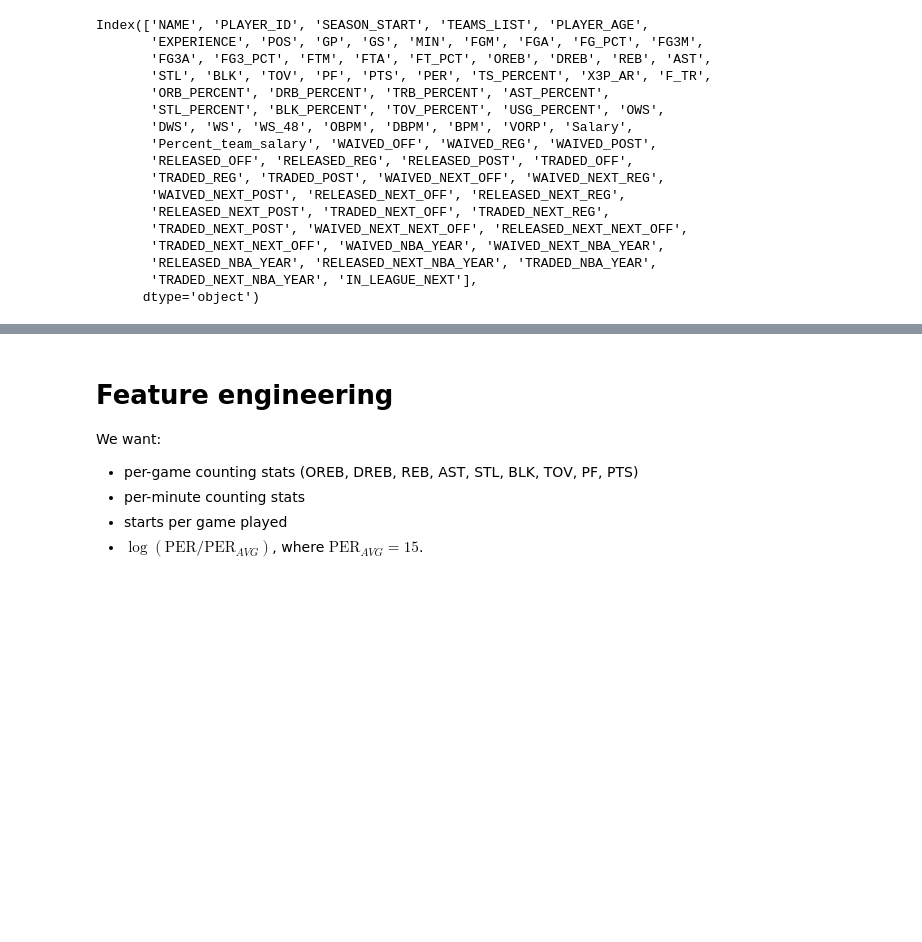
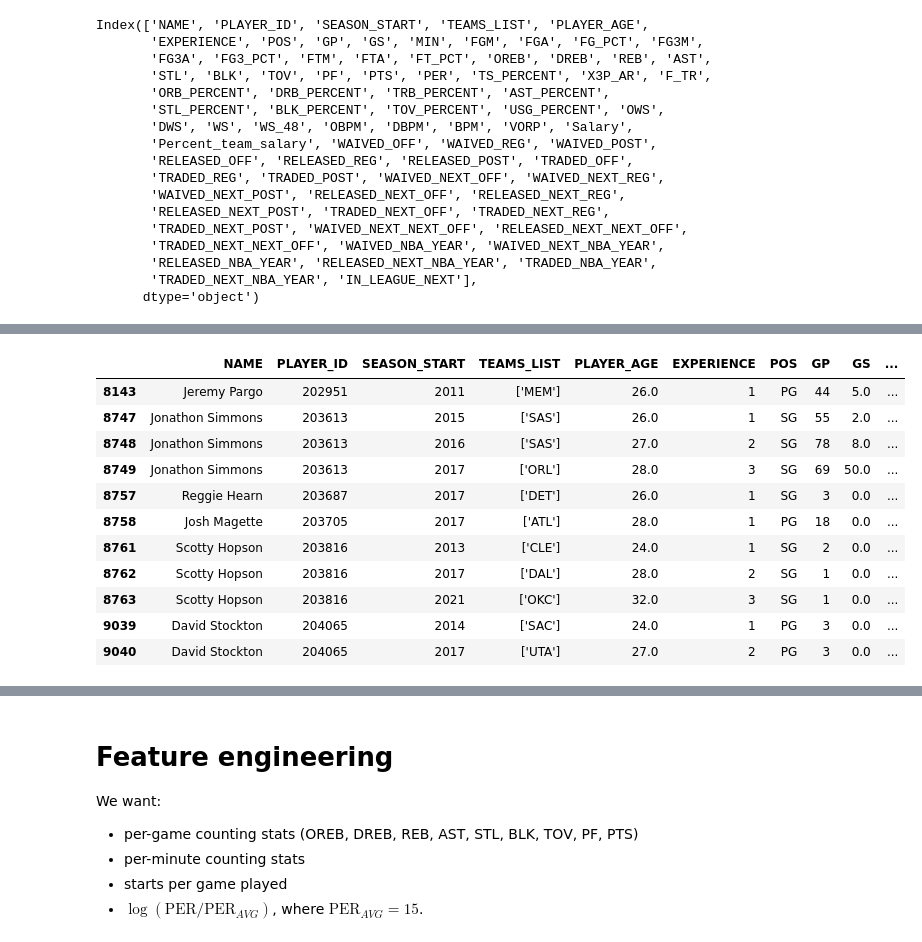
Before and after one commit to NBA-player-transactions/predicting_nba_player_retention, a Jupyter notebook: in_league_w_common.ipynb, the cells around one changed output, grey strips where cells are left out. Drawn from its saved outputs; the diff is of its cells as text; code cells hidden in the pictures; blank space fills up the shorter version.

```diff
--- a/in_league_w_common.ipynb
+++ b/in_league_w_common.ipynb
@@ -58 +66,4 @@ df_merged = pd.merge(df, df_com_reduced, on=["PLAYER_ID"], how="left")
+# %%
+#NOTE: for now, drop NAN rows
+df_merged.dropna(inplace=True)
 # %%
@@ -62,0 +78,12 @@ df_merged.sample(1)
+# %%
+#convert heights to inches
+def height_in_inches(x):
+    ft, inches = x.HEIGHT.split("-") #will give a list with two entries [FEET, INCHES]
+
+    return int(ft)*12 + int(inches)
+# %%
+df_merged["HEIGHT_INCHES"] = df_merged.apply(height_in_inches, axis=1)
+# %%
+#get GREATEST_75_FLAG as a binary row
+df_merged["GREATEST_75"] = 0
+df_merged.loc[df_merged.GREATEST_75_FLAG=="Y", "GREATEST_75"] = 1
@@ -62,0 +102,16 @@ df_merged.sample(1)
+# %%
+#these guys were actually all just undrafted
+df_merged.loc[df_merged.OVERALL_PICK=='0']
+# %% [output]
+|  | NAME | PLAYER_ID | SEASON_START | TEAMS_LIST | PLAYER_AGE | EXPERIENCE | POS | GP | GS | ... |
+| 8143 | Jeremy Pargo | 202951 | 2011 | ['MEM'] | 26.0 | 1 | PG | 44 | 5.0 | ... |
+| 8747 | Jonathon Simmons | 203613 | 2015 | ['SAS'] | 26.0 | 1 | SG | 55 | 2.0 | ... |
+| 8748 | Jonathon Simmons | 203613 | 2016 | ['SAS'] | 27.0 | 2 | SG | 78 | 8.0 | ... |
+| 8749 | Jonathon Simmons | 203613 | 2017 | ['ORL'] | 28.0 | 3 | SG | 69 | 50.0 | ... |
+| 8757 | Reggie Hearn | 203687 | 2017 | ['DET'] | 26.0 | 1 | SG | 3 | 0.0 | ... |
+| 8758 | Josh Magette | 203705 | 2017 | ['ATL'] | 28.0 | 1 | PG | 18 | 0.0 | ... |
+| 8761 | Scotty Hopson | 203816 | 2013 | ['CLE'] | 24.0 | 1 | SG | 2 | 0.0 | ... |
+| 8762 | Scotty Hopson | 203816 | 2017 | ['DAL'] | 28.0 | 2 | SG | 1 | 0.0 | ... |
+| 8763 | Scotty Hopson | 203816 | 2021 | ['OKC'] | 32.0 | 3 | SG | 1 | 0.0 | ... |
+| 9039 | David Stockton | 204065 | 2014 | ['SAC'] | 24.0 | 1 | PG | 3 | 0.0 | ... |
+| 9040 | David Stockton | 204065 | 2017 | ['UTA'] | 27.0 | 2 | PG | 3 | 0.0 | ... |
```
Also changed, not shown: parts of 11 cells of this notebook.
